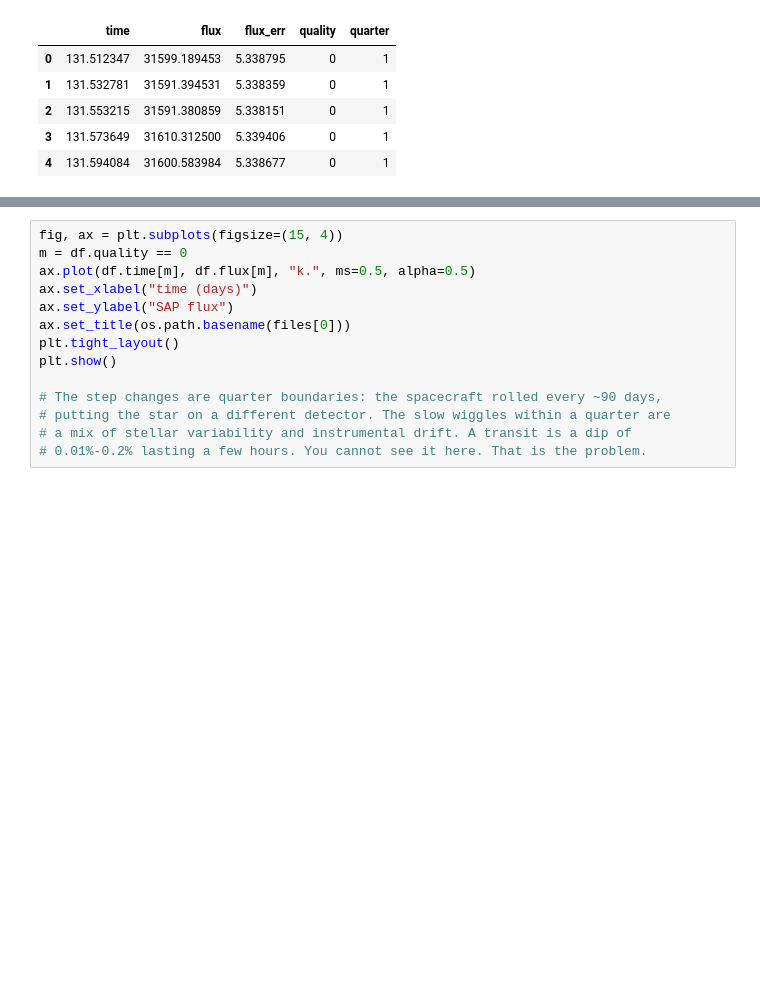
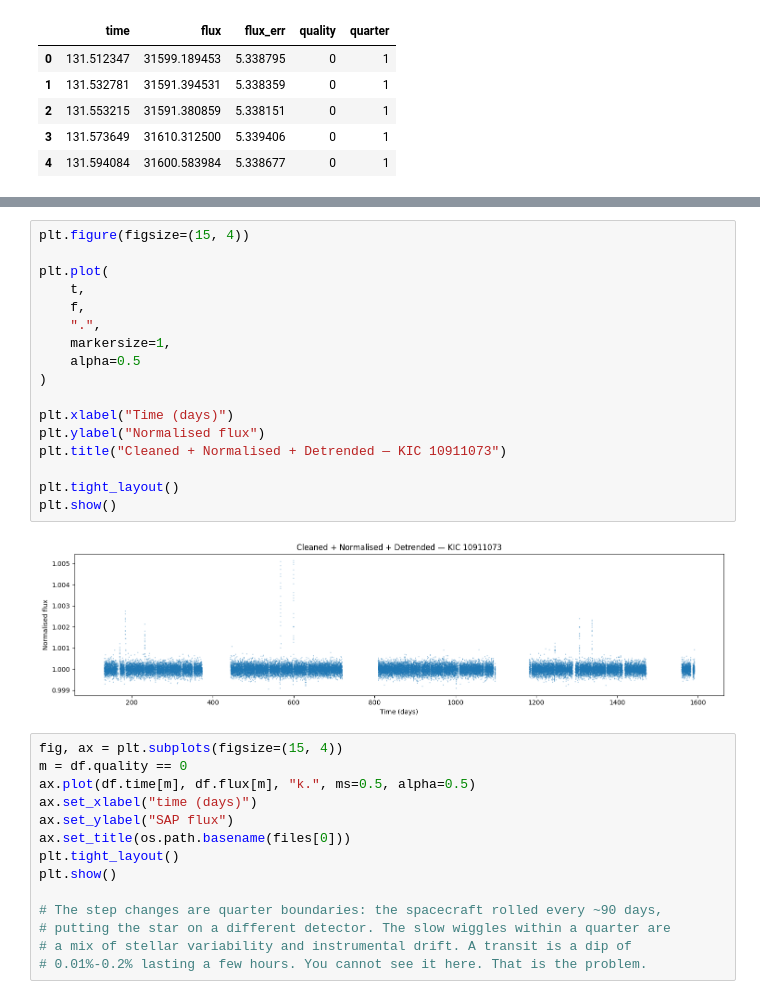
Before and after one commit to Komal2008/Exoplanet-detection, a Jupyter notebook: Astrobit_Transit_Detection.ipynb, the cells around one changed output, grey strips where cells are left out. Drawn from its saved outputs; the diff is of its cells as text; blank space fills up the shorter version.

```diff
--- a/Astrobit_Transit_Detection.ipynb
+++ b/Astrobit_Transit_Detection.ipynb
@@ -294,3 +361,22 @@ First 5 rows:
+# %%
+plt.figure(figsize=(15, 4))
+
+plt.plot(
+    t,
+    f,
+    ".",
+    markersize=1,
+    alpha=0.5
+)
+
+plt.xlabel("Time (days)")
+plt.ylabel("Normalised flux")
+plt.title("Cleaned + Normalised + Detrended — KIC 10911073")
+
+plt.tight_layout()
+plt.show()
+# %% [output]
+[figure, added]
 # %%
 fig, ax = plt.subplots(figsize=(15, 4))
 m = df.quality == 0
```
Also changed, not shown: parts of 3 cells of this notebook.
